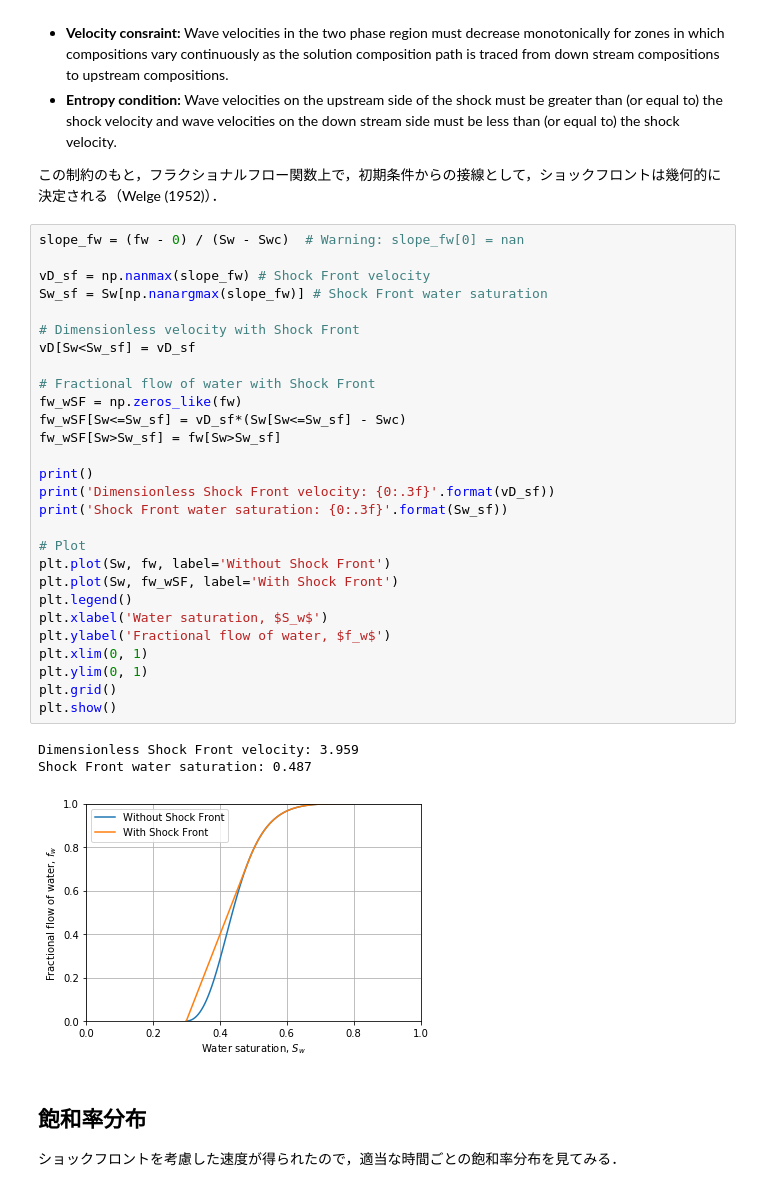
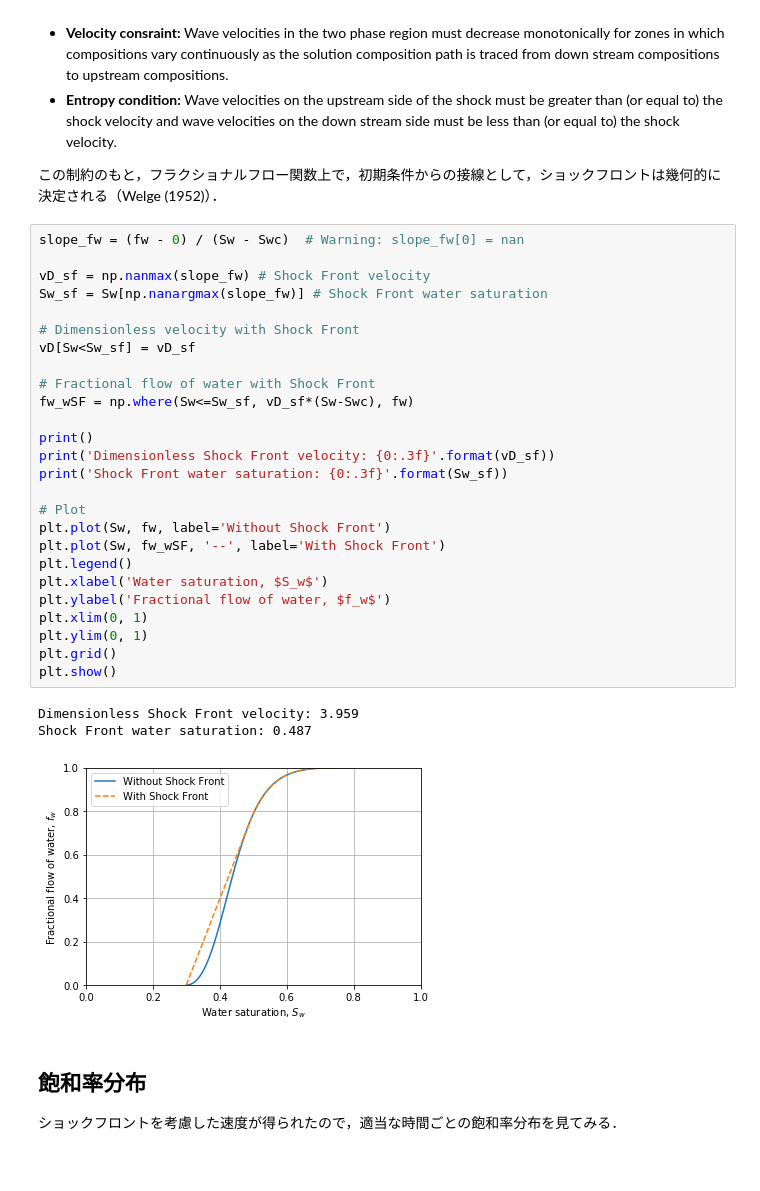
Before and after one commit to mayuneko-re/notebook, a Jupyter notebook: Buckley_Leverett_Basic.ipynb, the cells around one changed output. Cells and saved outputs as stored; diff of their text form.

```diff
--- a/Buckley_Leverett_Basic.ipynb
+++ b/Buckley_Leverett_Basic.ipynb
@@ -182,35 +182,33 @@ plt.show()
 # %%
 slope_fw = (fw - 0) / (Sw - Swc)  # Warning: slope_fw[0] = nan
 
 vD_sf = np.nanmax(slope_fw) # Shock Front velocity
 Sw_sf = Sw[np.nanargmax(slope_fw)] # Shock Front water saturation
 
 # Dimensionless velocity with Shock Front
 vD[Sw<Sw_sf] = vD_sf
 
 # Fractional flow of water with Shock Front
-fw_wSF = np.zeros_like(fw)
-fw_wSF[Sw<=Sw_sf] = vD_sf*(Sw[Sw<=Sw_sf] - Swc)
-fw_wSF[Sw>Sw_sf] = fw[Sw>Sw_sf]
+fw_wSF = np.where(Sw<=Sw_sf, vD_sf*(Sw-Swc), fw)
 
 print()
 print('Dimensionless Shock Front velocity: {0:.3f}'.format(vD_sf))
 print('Shock Front water saturation: {0:.3f}'.format(Sw_sf))
 
 # Plot
 plt.plot(Sw, fw, label='Without Shock Front')
-plt.plot(Sw, fw_wSF, label='With Shock Front')
+plt.plot(Sw, fw_wSF, '--', label='With Shock Front')
 plt.legend()
 plt.xlabel('Water saturation, $S_w$')
 plt.ylabel('Fractional flow of water, $f_w$')
 plt.xlim(0, 1)
 plt.ylim(0, 1)
 plt.grid()
 plt.show()
 # %% [output]
 Dimensionless Shock Front velocity: 3.959
 Shock Front water saturation: 0.487
-[figure, old version]
+[figure, new version]
 # %% [markdown]
 ## 飽和率分布
 
```
Also changed, not shown: parts of 3 cells of this notebook.
